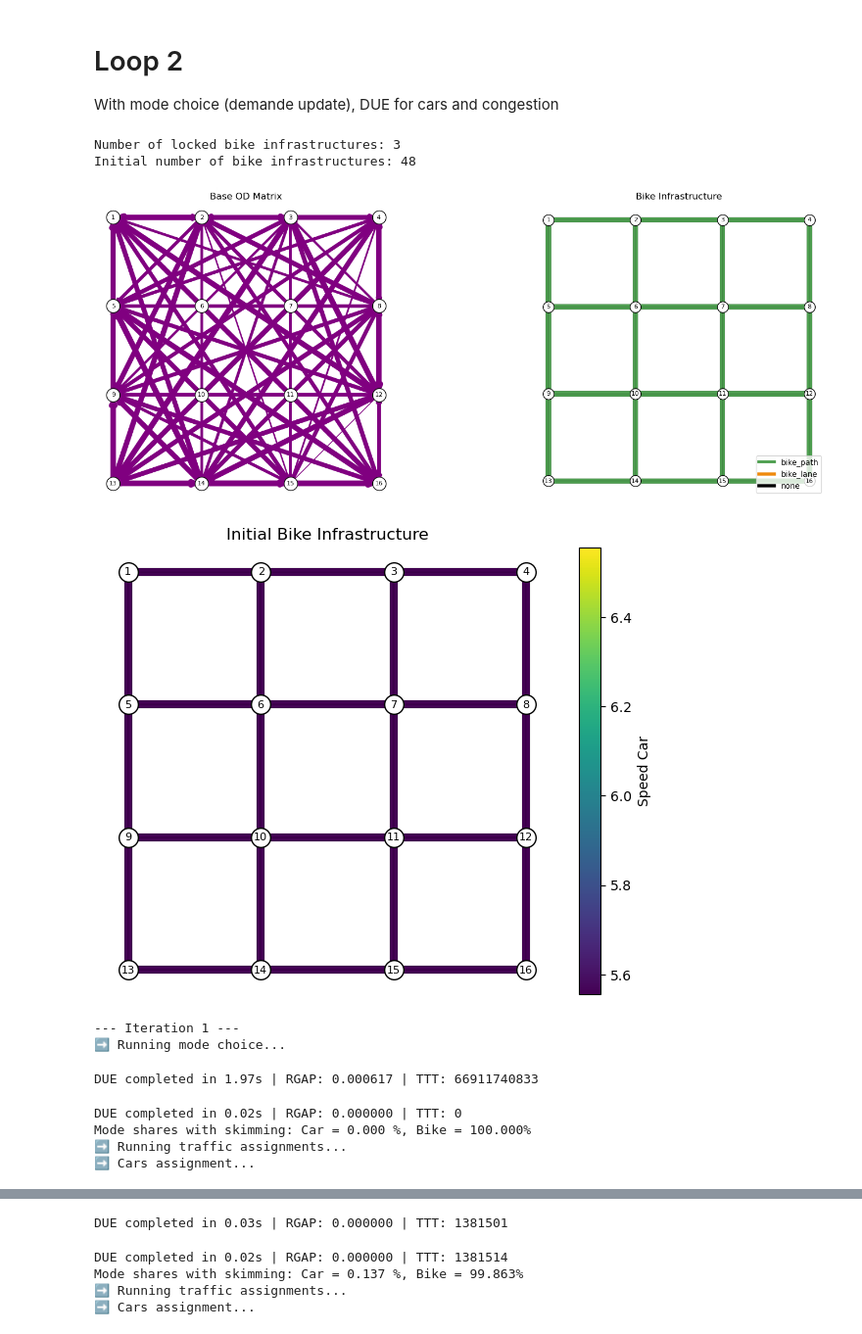
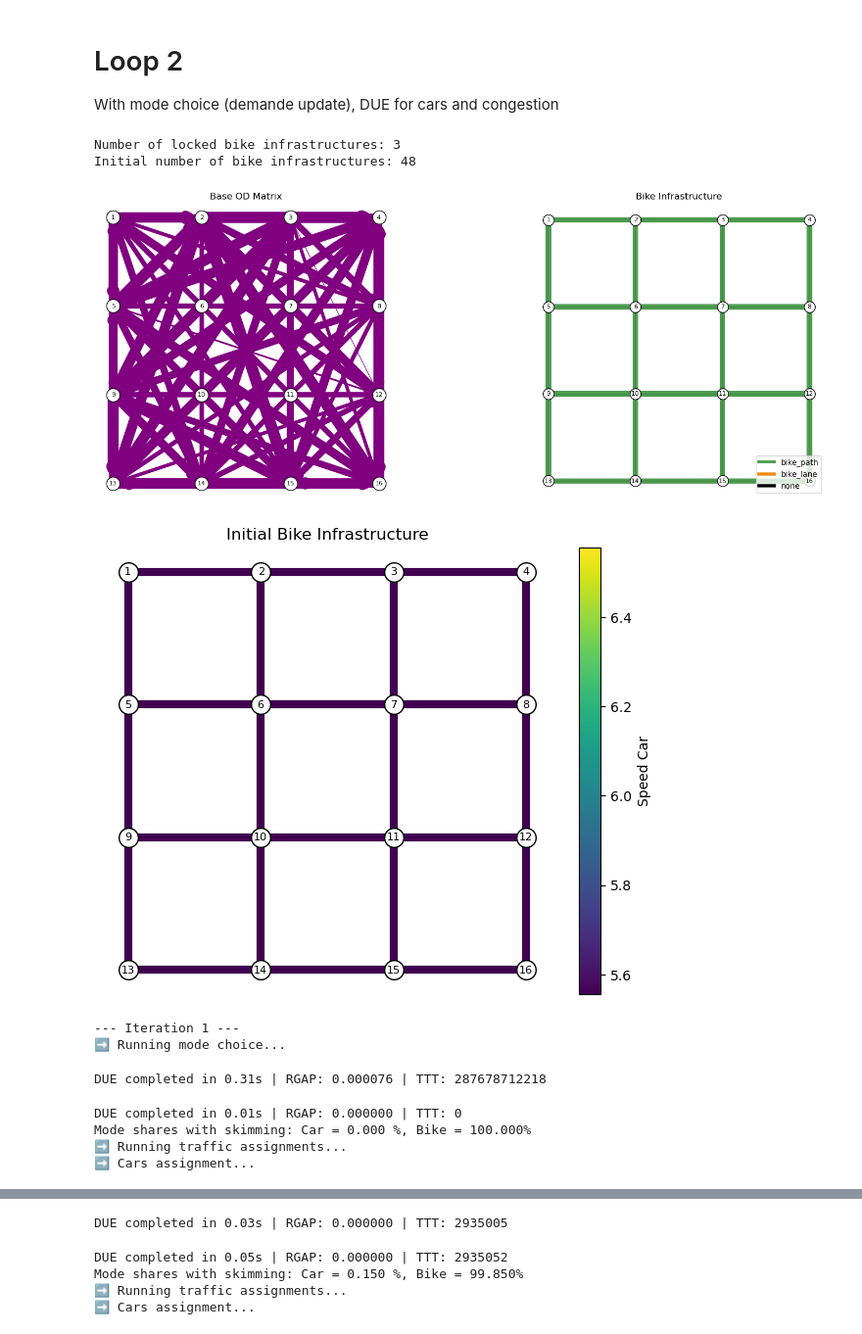
Before and after one commit to tim-lemm/code_these, a Jupyter notebook: notebooks/loop.ipynb, the cells around one changed output, grey strips where cells are left out. Shown at 98% size. Saved outputs shown, nothing was run; the diff lists cells and outputs as text; code cells hidden in the pictures.

```diff
--- a/notebooks/loop.ipynb
+++ b/notebooks/loop.ipynb
@@ -1105,7 +1105,7 @@ else :
     for i in liste_i:
         for j in liste_i:
             if i != j:
-                od_matrix.loc[i,j] = np.random.randint(20,1500)
+                od_matrix.loc[i,j] = np.random.randint(20,3000)
     edge_df_tri = lock_infra(edge_df_tri,5,6)
     edge_df_tri = lock_infra(edge_df_tri,6,7)
     edge_df_tri = lock_infra(edge_df_tri,7,8)
@@ -1141,11 +1141,11 @@ plot = False
 edge_df_tri["flow_car"] = 0
 edge_df_tri["flow_bike"] = 0
 
-edge_df_tri["capacity_bikes"]= 9999
+edge_df_tri["capacity_bikes"]= 99999
 
 for edge in edge_df_tri.itertuples():
     if edge.type_car == 'primary':
-        edge_df_tri.loc[edge.Index, 'capacity_cars'] = 2000
+        edge_df_tri.loc[edge.Index, 'capacity_cars'] = 3000
     elif edge.type_car == 'motorway':
         edge_df_tri.loc[edge.Index, 'capacity_cars'] = 8000
         edge_df_tri.loc[edge.Index, 'capacity_bike'] = 0
@@ -1153,7 +1153,7 @@ for edge in edge_df_tri.itertuples():
         edge_df_tri.loc[edge.Index, 'lock_bike_infra'] = True
         edge_df_tri.loc[edge.Index, 'speed_car'] = 130
     else:
-        edge_df_tri.loc[edge.Index, 'capacity_cars'] = 9999
+        edge_df_tri.loc[edge.Index, 'capacity_cars'] = 99999
 
 edge_df_tri["speed_car"] = edge_df_tri["speed_car"] / 3.6
 edge_df_tri["speed_bike"] = edge_df_tri["speed_bike"] / 3.6
@@ -1393,39 +1393,39 @@ while nbr_bike_lanes > nbr_locked_infra and i < limit :
     edge_df_tri = bike_results['network'].copy()
     edge_df_tri = edge_df_tri.rename(columns={'flow': name_col_flow_bike})
 
     print("✅ Bikes assignment done.")
     print("✅ Traffic assignments completed.")
 
     #identify edges considered for removal
     edges_considered_for_removal = edge_df_tri[edge_df_tri['type_bike'].notna()]
     #select index of least used edge
     index_least_used = edges_considered_for_removal[name_col_flow_bike].sort_values(ascending=True).index
 
     #remove infrastructures from selected edges
     for index in index_least_used:
         if not edge_df_tri.loc[index, 'lock_bike_infra']:
             print(f"Iteration {i} - Removing bike lane on edge {index} with flow {edge_df_tri.loc[index, name_col_flow_bike]}")
             edge_df_tri.loc[index, 'type_bike'] = None
             flow_of_removed_edge = edge_df_tri.loc[index, name_col_flow_bike]
             results_df = pd.concat([results_df,
                             pd.DataFrame({'iteration': [int(i+1)],'nbr_bike_lanes': nbr_bike_lanes,'nbr_none_bike_lanes': nbr_none_bike_lanes,'index_removed': [index],'flow_of_removed_edge': [flow_of_removed_edge]})
                             ], ignore_index=True)
             break
         else:
             print(f"Edge {index} with flow {edge_df_tri.loc[index, name_col_flow_bike]} is locked and cannot be removed.")
 
     nbr_bike_lanes = edge_df_tri['type_bike'].notnull().sum()
     nbr_none_bike_lanes = edge_df_tri['type_bike'].isnull().sum()
     iteration_finale = i
 # %% [output]
 Number of locked bike infrastructures: 3
 Initial number of bike infrastructures: 48
-[figure, old version]
+[figure, new version]
 [figure]
 --- Iteration 1 ---
 ➡️ Running mode choice...
-DUE completed in 1.97s | RGAP: 0.000617 | TTT: 66911740833
+DUE completed in 0.31s | RGAP: 0.000076 | TTT: 287678712218
-DUE completed in 0.02s | RGAP: 0.000000 | TTT: 0
+DUE completed in 0.01s | RGAP: 0.000000 | TTT: 0
 Mode shares with skimming: Car = 0.000 %, Bike = 100.000%
 ➡️ Running traffic assignments...
 ➡️ Cars assignment...
@@ -1438,8 +1438,8 @@ Iteration 1 - Removing bike lane on edge 43 with flow 4072.4396825396825
 
 --- Iteration 2 ---
 ➡️ Running mode choice...
-DUE completed in 0.03s | RGAP: 0.000000 | TTT: 1381501
+DUE completed in 0.03s | RGAP: 0.000000 | TTT: 2935005
-DUE completed in 0.02s | RGAP: 0.000000 | TTT: 1381514
-Mode shares with skimming: Car = 0.137 %, Bike = 99.863%
+DUE completed in 0.05s | RGAP: 0.000000 | TTT: 2935052
+Mode shares with skimming: Car = 0.150 %, Bike = 99.850%
 ➡️ Running traffic assignments...
 ➡️ Cars assignment...
```
Also changed, not shown: parts of 4 cells of this notebook, 7 other files.
